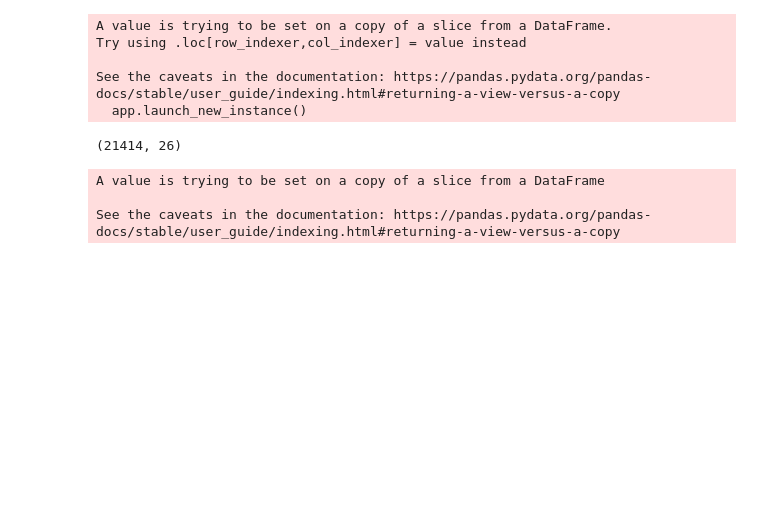
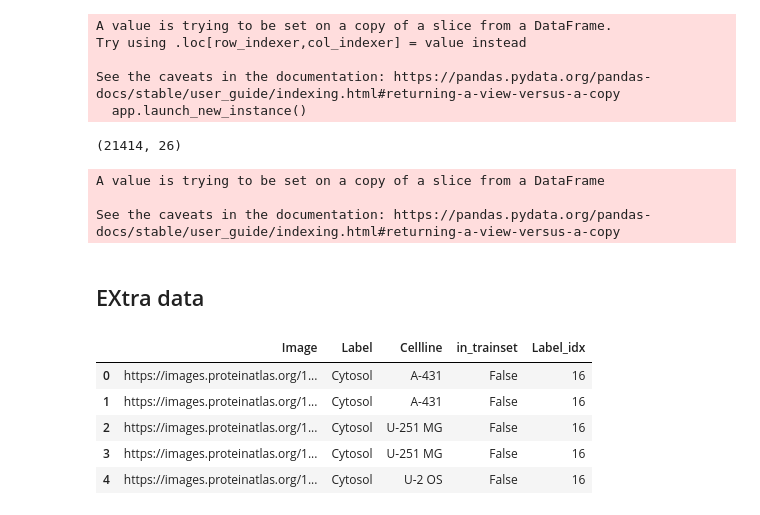
Before and after one commit to yuvaramsingh94/human_protein_atlas, a Jupyter notebook: code/data_manupulator.ipynb, the cells around one changed output. Drawn from its saved outputs; the diff is of its cells as text; code cells hidden in the pictures; blank space fills up the shorter version.

```diff
--- a/code/data_manupulator.ipynb
+++ b/code/data_manupulator.ipynb
@@ -286,3 +289,15 @@ See the caveats in the documentation: https://pandas.pydata.org/pandas-docs/stab
 A value is trying to be set on a copy of a slice from a DataFrame
 
 See the caveats in the documentation: https://pandas.pydata.org/pandas-docs/stable/user_guide/indexing.html#returning-a-view-versus-a-copy
+# %% [markdown]
+## EXtra data
+# %%
+extra_df = pd.read_csv('../data/train_ext/kaggle_2021.tsv')
+extra_df.head()
+# %% [output]
+|  | Image | Label | Cellline | in_trainset | Label_idx |
+| 0 | https://images.proteinatlas.org/1... | Cytosol | A-431 | False | 16 |
+| 1 | https://images.proteinatlas.org/1... | Cytosol | A-431 | False | 16 |
+| 2 | https://images.proteinatlas.org/1... | Cytosol | U-251 MG | False | 16 |
+| 3 | https://images.proteinatlas.org/1... | Cytosol | U-251 MG | False | 16 |
+| 4 | https://images.proteinatlas.org/1... | Cytosol | U-2 OS | False | 16 |
```
Also changed, not shown: parts of 15 cells of this notebook, 2 other files.
